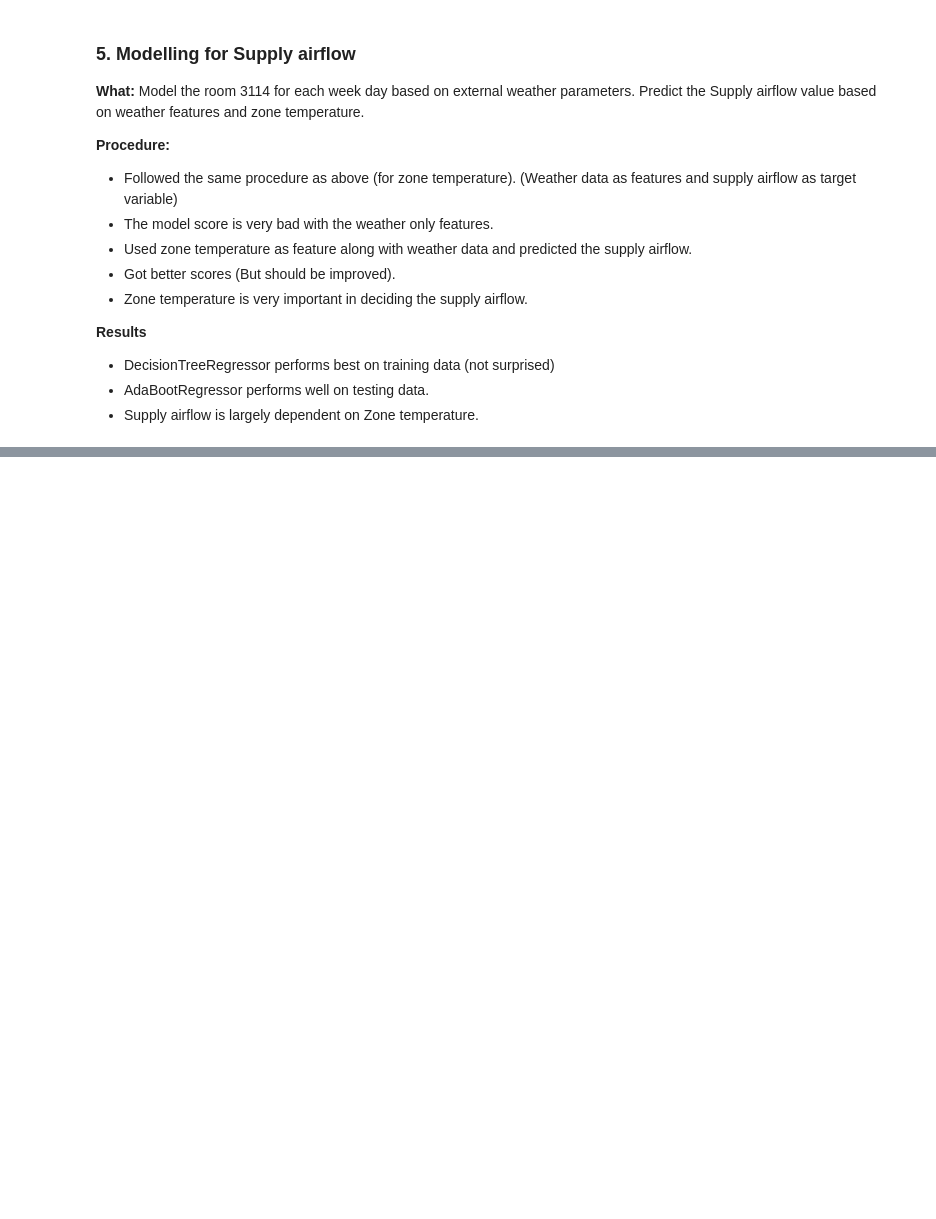
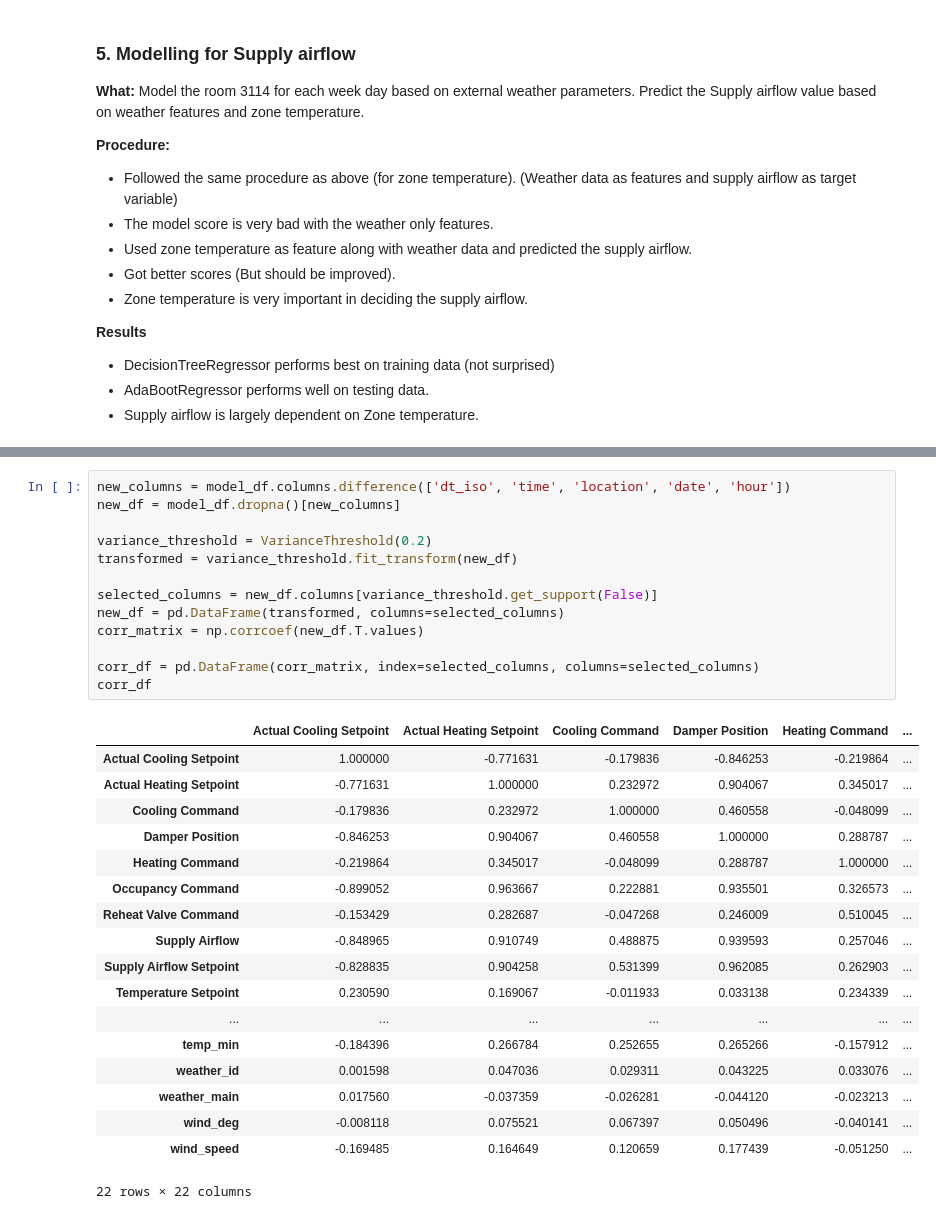
Before and after one commit to mas-dse-mkjaiswa/Capstone, a Jupyter notebook: final/sensor_data_analysis.ipynb, the cells around one changed output, grey strips where cells are left out. Saved outputs shown, nothing was run; the diff lists cells and outputs as text; blank space fills up the shorter version.

```diff
--- a/final/sensor_data_analysis.ipynb
+++ b/final/sensor_data_analysis.ipynb
@@ -217,0 +242,32 @@ Read file:  506_0_3003122.csv
+# %%
+new_columns = model_df.columns.difference(['dt_iso', 'time', 'location', 'date', 'hour'])
+new_df = model_df.dropna()[new_columns]
+
+variance_threshold = VarianceThreshold(0.2)
+transformed = variance_threshold.fit_transform(new_df)
+
+selected_columns = new_df.columns[variance_threshold.get_support(False)]
+new_df = pd.DataFrame(transformed, columns=selected_columns)
+corr_matrix = np.corrcoef(new_df.T.values)
+
+corr_df = pd.DataFrame(corr_matrix, index=selected_columns, columns=selected_columns)
+corr_df
+# %% [output]
+|  | Actual Cooling Setpoint | Actual Heating Setpoint | Cooling Command | Damper Position | Heating Command | ... |
+| Actual Cooling Setpoint | 1.000000 | -0.771631 | -0.179836 | -0.846253 | -0.219864 | ... |
+| Actual Heating Setpoint | -0.771631 | 1.000000 | 0.232972 | 0.904067 | 0.345017 | ... |
+| Cooling Command | -0.179836 | 0.232972 | 1.000000 | 0.460558 | -0.048099 | ... |
+| Damper Position | -0.846253 | 0.904067 | 0.460558 | 1.000000 | 0.288787 | ... |
+| Heating Command | -0.219864 | 0.345017 | -0.048099 | 0.288787 | 1.000000 | ... |
+| Occupancy Command | -0.899052 | 0.963667 | 0.222881 | 0.935501 | 0.326573 | ... |
+| Reheat Valve Command | -0.153429 | 0.282687 | -0.047268 | 0.246009 | 0.510045 | ... |
+| Supply Airflow | -0.848965 | 0.910749 | 0.488875 | 0.939593 | 0.257046 | ... |
+| Supply Airflow Setpoint | -0.828835 | 0.904258 | 0.531399 | 0.962085 | 0.262903 | ... |
+| Temperature Setpoint | 0.230590 | 0.169067 | -0.011933 | 0.033138 | 0.234339 | ... |
+| ... | ... | ... | ... | ... | ... | ... |
+| temp_min | -0.184396 | 0.266784 | 0.252655 | 0.265266 | -0.157912 | ... |
+| weather_id | 0.001598 | 0.047036 | 0.029311 | 0.043225 | 0.033076 | ... |
+| weather_main | 0.017560 | -0.037359 | -0.026281 | -0.044120 | -0.023213 | ... |
+| wind_deg | -0.008118 | 0.075521 | 0.067397 | 0.050496 | -0.040141 | ... |
+| wind_speed | -0.169485 | 0.164649 | 0.120659 | 0.177439 | -0.051250 | ... |
+22 rows × 22 columns
```
Also changed, not shown: parts of 8 cells of this notebook, 3 other files.
